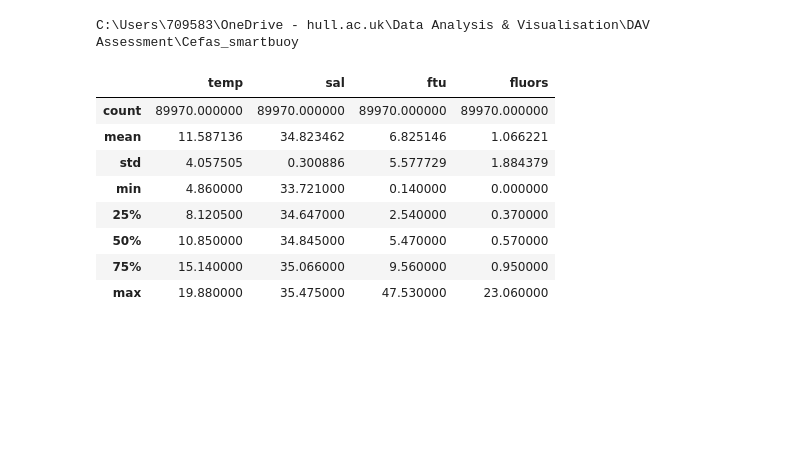
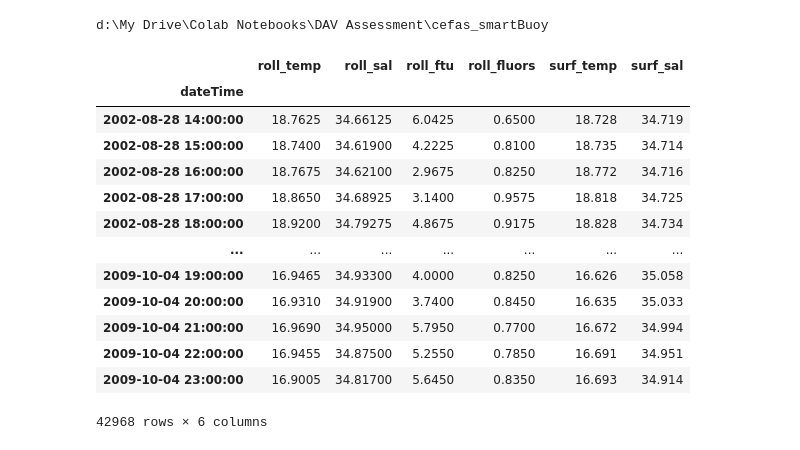
Before and after one commit to Reubenpt123/DAV, a Jupyter notebook: Neural_net.ipynb, the cells around one changed output. Cells and saved outputs as stored; diff of their text form; code cells hidden in the pictures; blank space fills up the shorter version.

```diff
--- a/Neural_net.ipynb
+++ b/Neural_net.ipynb
@@ -19,32 +16,56 @@ from imblearn.base import BaseSampler
 from imblearn.over_sampling import (SMOTE, RandomOverSampler)
 import imblearn
 from imblearn.over_sampling import SMOTE
-# %%
-cd C:\Users\709583\OneDrive - hull.ac.uk\Data Analysis & Visualisation\DAV Assessment\Cefas_smartbuoy
-# %% [output]
-C:\Users\709583\OneDrive - hull.ac.uk\Data Analysis & Visualisation\DAV Assessment\Cefas_smartbuoy
+# %%
+cd ../cefas_smartBuoy
+# %% [output]
+d:\My Drive\Colab Notebooks\DAV Assessment\cefas_smartBuoy
 # %%
 df = pd.read_csv('clean_data.csv', parse_dates = ['dateTime'])
 df = df.set_index('dateTime')
 df = df[df['phase'] == 0]
 df = df.drop(['phase', 'par_0', 'par_1', 'par_2', 'kd', 'o2'], axis = 1)
+
+df1 = pd.read_csv('..\CMEMS_Data\CMEMS_SST_SSS.csv', parse_dates = ['Unnamed: 0'])
+df1 = df1.rename(columns = {'Unnamed: 0' : 'dateTime', 'CMEMS_SST' : 'surf_temp', 'CMEMS_SSS' : 'surf_sal'})
+df1 = df1.set_index('dateTime')
+df1 = df1['2002-08-28 14:00:00':'2009-10-04 23:00:00']
+df1
+
+df2 = pd.read_csv('..\CMEMS_Data\CMEMS_Chl_O2.csv', parse_dates = ['Unnamed: 0'])
+df2 = df2.rename(columns = {'Unnamed: 0' : 'dateTime', 'CMEMS_Chl' : 'surf_chl', 'CMEMS_O2' : 'surf_o2'})
+df2 = df2.set_index('dateTime')
+df2
+
+df['roll_temp'] = df['temp'].rolling('1h').mean()
+df['roll_sal'] = df['sal'].rolling('1h').mean()
+df['roll_ftu'] = df['ftu'].rolling('1h').mean()
+df['roll_fluors'] = df['fluors'].rolling('1h').mean()
+df = df[df.index.minute == 0]
+df = pd.merge(df, df1, how = 'left', left_index = True, right_index = True)
+df = df.drop(['temp', 'sal', 'ftu', 'fluors'], axis = 1)
 df = df.dropna()
 
-X = df.drop(['fluors'], axis = 1)
+X = df.drop(['roll_fluors'], axis = 1)
 X = (X - X.mean())/X.std()
-y = df['fluors']
+y = df['roll_fluors']
 X_train, X_test, y_train, y_test = train_test_split(X, y, test_size = 0.3, random_state = 42)
 X_train, y_train, X_test, y_test = X_train.to_numpy(), y_train.to_numpy(), X_test.to_numpy(), y_test.to_numpy()
-df.describe()
+df
 # %% [output]
-|  | temp | sal | ftu | fluors |
-| count | 89970.000000 | 89970.000000 | 89970.000000 | 89970.000000 |
-| mean | 11.587136 | 34.823462 | 6.825146 | 1.066221 |
-| std | 4.057505 | 0.300886 | 5.577729 | 1.884379 |
-| min | 4.860000 | 33.721000 | 0.140000 | 0.000000 |
-| 25% | 8.120500 | 34.647000 | 2.540000 | 0.370000 |
-| 50% | 10.850000 | 34.845000 | 5.470000 | 0.570000 |
-| 75% | 15.140000 | 35.066000 | 9.560000 | 0.950000 |
-| max | 19.880000 | 35.475000 | 47.530000 | 23.060000 |
+|  | roll_temp | roll_sal | roll_ftu | roll_fluors | surf_temp | surf_sal |
+| dateTime |  |  |  |  |  |  |
+| 2002-08-28 14:00:00 | 18.7625 | 34.66125 | 6.0425 | 0.6500 | 18.728 | 34.719 |
+| 2002-08-28 15:00:00 | 18.7400 | 34.61900 | 4.2225 | 0.8100 | 18.735 | 34.714 |
+| 2002-08-28 16:00:00 | 18.7675 | 34.62100 | 2.9675 | 0.8250 | 18.772 | 34.716 |
+| 2002-08-28 17:00:00 | 18.8650 | 34.68925 | 3.1400 | 0.9575 | 18.818 | 34.725 |
+| 2002-08-28 18:00:00 | 18.9200 | 34.79275 | 4.8675 | 0.9175 | 18.828 | 34.734 |
+| ... | ... | ... | ... | ... | ... | ... |
+| 2009-10-04 19:00:00 | 16.9465 | 34.93300 | 4.0000 | 0.8250 | 16.626 | 35.058 |
+| 2009-10-04 20:00:00 | 16.9310 | 34.91900 | 3.7400 | 0.8450 | 16.635 | 35.033 |
+| 2009-10-04 21:00:00 | 16.9690 | 34.95000 | 5.7950 | 0.7700 | 16.672 | 34.994 |
+| 2009-10-04 22:00:00 | 16.9455 | 34.87500 | 5.2550 | 0.7850 | 16.691 | 34.951 |
+| 2009-10-04 23:00:00 | 16.9005 | 34.81700 | 5.6450 | 0.8350 | 16.693 | 34.914 |
+42968 rows × 6 columns
 # %%
 model = Sequential()
```
Also changed, not shown: parts of 12 cells of this notebook.
